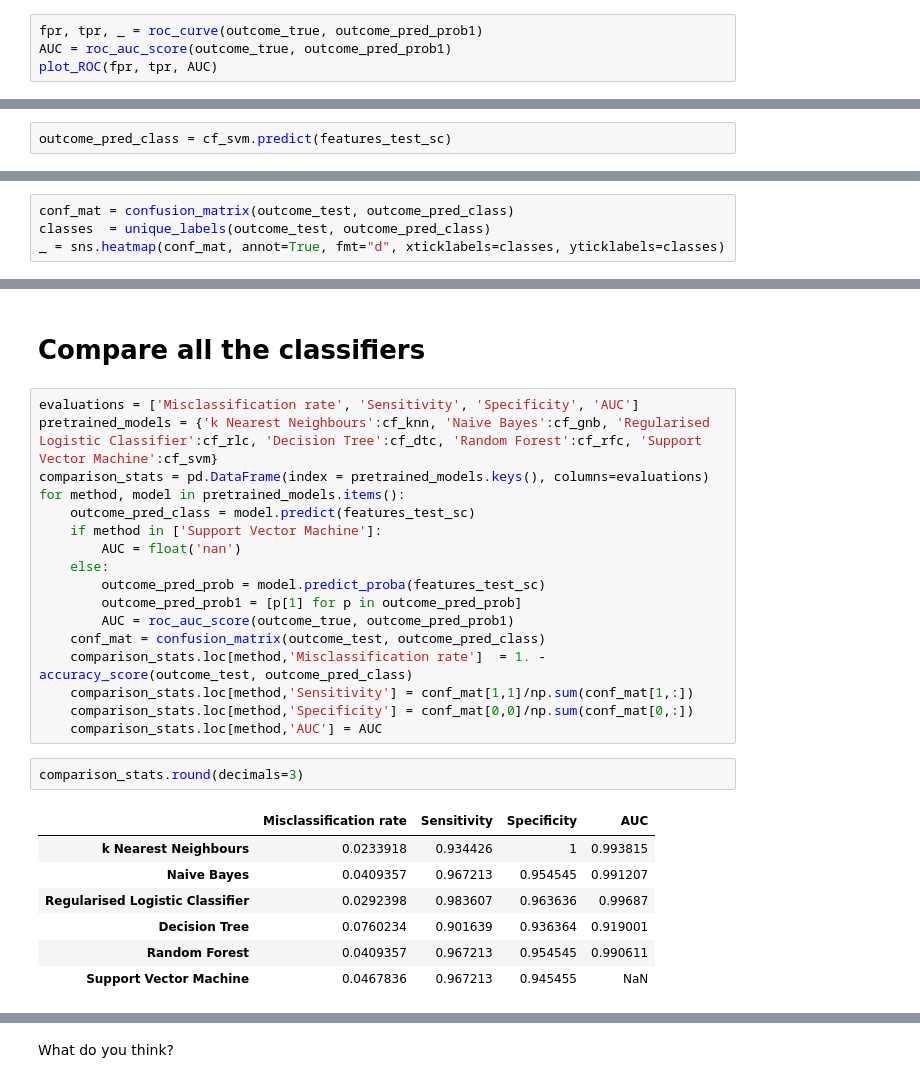
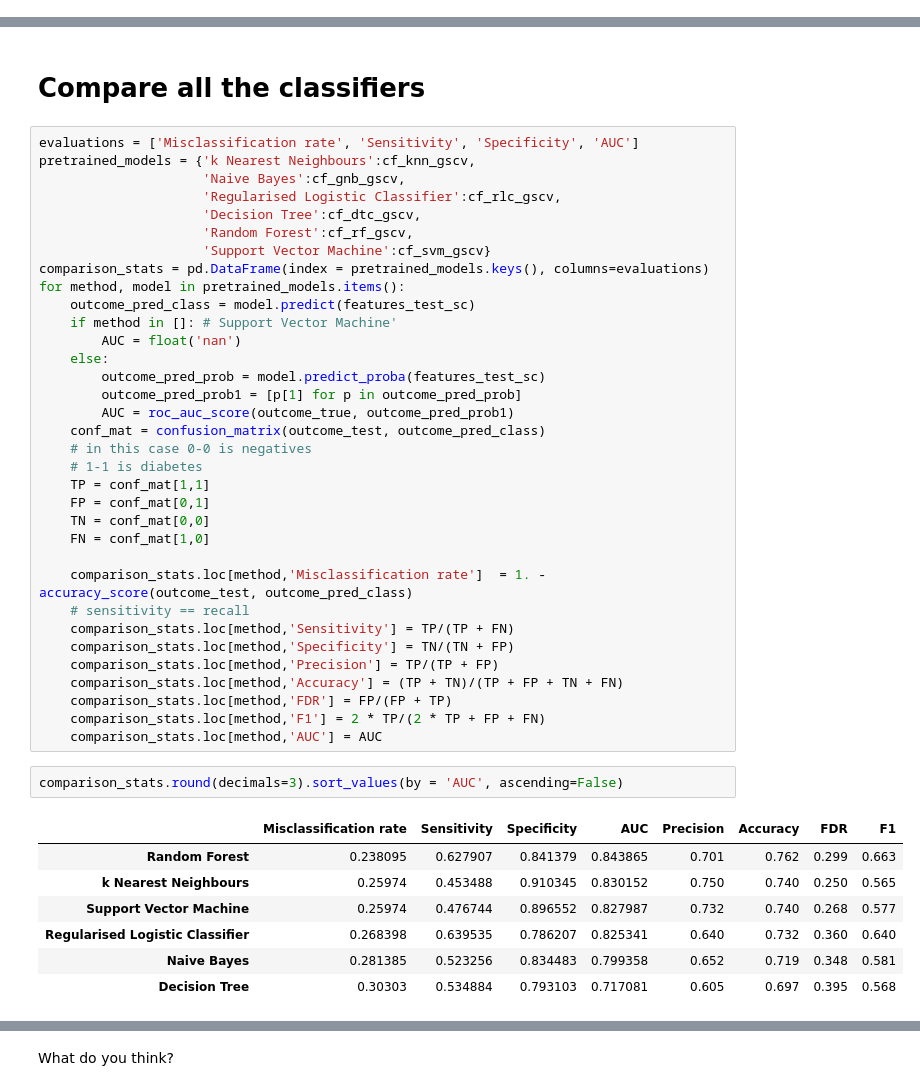
Before and after one commit to marius-mather/lessons-mlpy, a Jupyter notebook: _episodes_rmd/50-Classification.ipynb, the cells around one changed output, grey strips where cells are left out. Saved outputs shown, nothing was run; the diff lists cells and outputs as text.

```diff
--- a/_episodes_rmd/50-Classification.ipynb
+++ b/_episodes_rmd/50-Classification.ipynb
@@ -757,4 +1031,0 @@ _ = sns.heatmap(conf_mat, annot=True, fmt="d", xticklabels=classes, yticklabels=
-# %%
-fpr, tpr, _ = roc_curve(outcome_true, outcome_pred_prob1)
-AUC = roc_auc_score(outcome_true, outcome_pred_prob1)
-plot_ROC(fpr, tpr, AUC)
@@ -780,2 +1031,0 @@ Use trained classifier to predict outcome for test-set
-# %%
-outcome_pred_class = cf_svm.predict(features_test_sc)
@@ -787,4 +1031,0 @@ So how well did the classifier do?
-# %%
-conf_mat = confusion_matrix(outcome_test, outcome_pred_class)
-classes  = unique_labels(outcome_test, outcome_pred_class)
-_ = sns.heatmap(conf_mat, annot=True, fmt="d", xticklabels=classes, yticklabels=classes)
@@ -794,28 +1074,45 @@ _ = sns.heatmap(conf_mat, annot=True, fmt="d", xticklabels=classes, yticklabels=
 # Compare all the classifiers
 # %%
 evaluations = ['Misclassification rate', 'Sensitivity', 'Specificity', 'AUC']
-pretrained_models = {'k Nearest Neighbours':cf_knn, 'Naive Bayes':cf_gnb, 'Regularised Logistic Classifier':cf_rlc, 'Decision Tree':cf_dtc, 'Random Forest':cf_rfc, 'Support Vector Machine':cf_svm}
+pretrained_models = {'k Nearest Neighbours':cf_knn_gscv,
+                     'Naive Bayes':cf_gnb_gscv,
+                     'Regularised Logistic Classifier':cf_rlc_gscv,
+                     'Decision Tree':cf_dtc_gscv,
+                     'Random Forest':cf_rf_gscv,
+                     'Support Vector Machine':cf_svm_gscv}
 comparison_stats = pd.DataFrame(index = pretrained_models.keys(), columns=evaluations)
 for method, model in pretrained_models.items():
     outcome_pred_class = model.predict(features_test_sc)
-    if method in ['Support Vector Machine']:
+    if method in []: # Support Vector Machine'
         AUC = float('nan')
     else:
         outcome_pred_prob = model.predict_proba(features_test_sc)
         outcome_pred_prob1 = [p[1] for p in outcome_pred_prob]
         AUC = roc_auc_score(outcome_true, outcome_pred_prob1)
     conf_mat = confusion_matrix(outcome_test, outcome_pred_class)
+    # in this case 0-0 is negatives
+    # 1-1 is diabetes
+    TP = conf_mat[1,1]
+    FP = conf_mat[0,1]
+    TN = conf_mat[0,0]
+    FN = conf_mat[1,0]
+
     comparison_stats.loc[method,'Misclassification rate']  = 1. - accuracy_score(outcome_test, outcome_pred_class)
-    comparison_stats.loc[method,'Sensitivity'] = conf_mat[1,1]/np.sum(conf_mat[1,:])
-    comparison_stats.loc[method,'Specificity'] = conf_mat[0,0]/np.sum(conf_mat[0,:])
+    # sensitivity == recall
+    comparison_stats.loc[method,'Sensitivity'] = TP/(TP + FN)
+    comparison_stats.loc[method,'Specificity'] = TN/(TN + FP)
+    comparison_stats.loc[method,'Precision'] = TP/(TP + FP)
+    comparison_stats.loc[method,'Accuracy'] = (TP + TN)/(TP + FP + TN + FN)
+    comparison_stats.loc[method,'FDR'] = FP/(FP + TP)
+    comparison_stats.loc[method,'F1'] = 2 * TP/(2 * TP + FP + FN)
     comparison_stats.loc[method,'AUC'] = AUC
 # %%
-comparison_stats.round(decimals=3)
+comparison_stats.round(decimals=3).sort_values(by = 'AUC', ascending=False)
 # %% [output]
-|  | Misclassification rate | Sensitivity | Specificity | AUC |
-| k Nearest Neighbours | 0.0233918 | 0.934426 | 1 | 0.993815 |
-| Naive Bayes | 0.0409357 | 0.967213 | 0.954545 | 0.991207 |
-| Regularised Logistic Classifier | 0.0292398 | 0.983607 | 0.963636 | 0.99687 |
-| Decision Tree | 0.0760234 | 0.901639 | 0.936364 | 0.919001 |
-| Random Forest | 0.0409357 | 0.967213 | 0.954545 | 0.990611 |
-| Support Vector Machine | 0.0467836 | 0.967213 | 0.945455 | NaN |
+|  | Misclassification rate | Sensitivity | Specificity | AUC | Precision | Accuracy | FDR | F1 |
+| Random Forest | 0.238095 | 0.627907 | 0.841379 | 0.843865 | 0.701 | 0.762 | 0.299 | 0.663 |
+| k Nearest Neighbours | 0.25974 | 0.453488 | 0.910345 | 0.830152 | 0.750 | 0.740 | 0.250 | 0.565 |
+| Support Vector Machine | 0.25974 | 0.476744 | 0.896552 | 0.827987 | 0.732 | 0.740 | 0.268 | 0.577 |
+| Regularised Logistic Classifier | 0.268398 | 0.639535 | 0.786207 | 0.825341 | 0.640 | 0.732 | 0.360 | 0.640 |
+| Naive Bayes | 0.281385 | 0.523256 | 0.834483 | 0.799358 | 0.652 | 0.719 | 0.348 | 0.581 |
+| Decision Tree | 0.30303 | 0.534884 | 0.793103 | 0.717081 | 0.605 | 0.697 | 0.395 | 0.568 |
```
Also changed, not shown: parts of 86 cells of this notebook, 10 other files.
